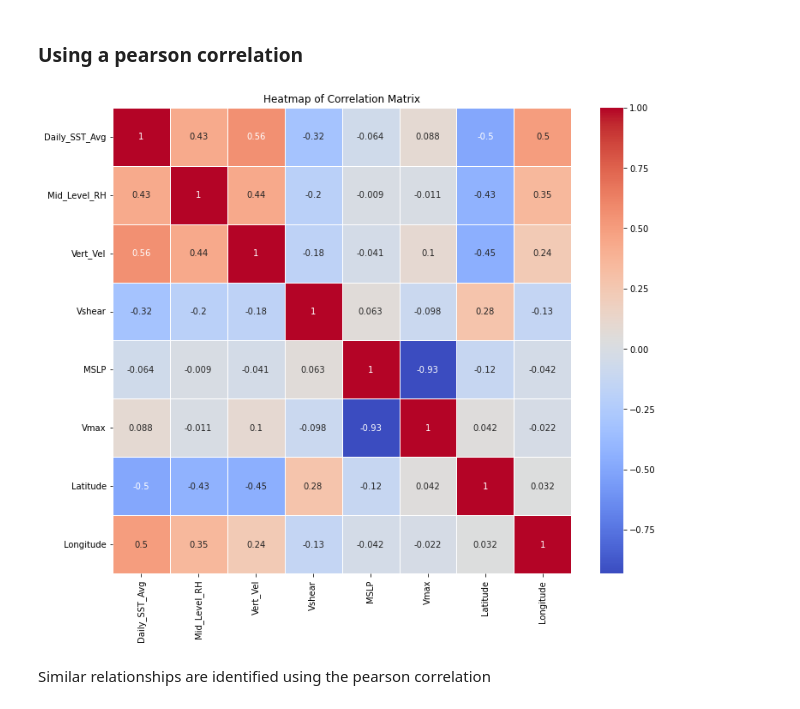
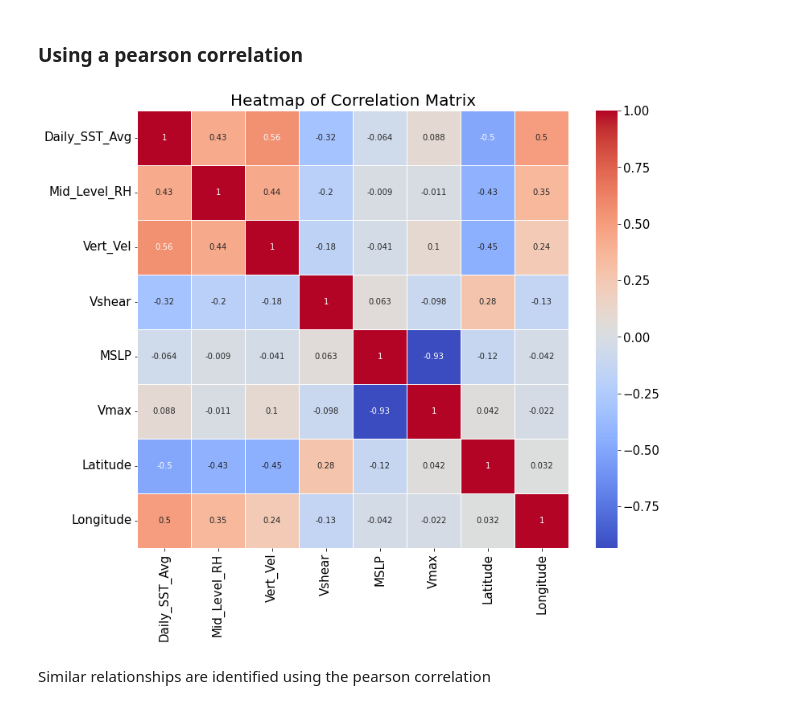
Before and after one commit to UW-MLGEO/MLGEO2024_TC_Tracks_Intensity, a Jupyter notebook: notebooks/EDA.ipynb, the cells around one changed output. Cells and saved outputs as stored; diff of their text form; code cells hidden in the pictures.

Commit message:
Added Figures and start DL portion of project

```diff
--- a/notebooks/EDA.ipynb
+++ b/notebooks/EDA.ipynb
@@ -42,11 +42,13 @@ ai_ready_data.describe()
 # %% [markdown]
 ### Original Wind Speed and Original MSL
 # %%
+PNG = '/home/disk/orca/adaley17/MLGEO2024_TC_Tracks_Intensity/figures/'
+
 plt.figure(figsize=(12, 6))
 
 # Subplot for Original_WSPD
 plt.subplot(1, 2, 1)
-data_wspd = ai_ready_data['Original_WSPD'].dropna()
+data_wspd = ai_ready_data['Vmax'].dropna()
 data_wspd.hist(bins=50, edgecolor='black', density=True)
 mean_wspd, std_wspd = data_wspd.mean(), data_wspd.std()
 xmin_wspd, xmax_wspd = plt.xlim()
@@ -69,7 +71,7 @@ plt.title('Distribution of Original_WSPD')
 
 # Subplot for Original_Pres
 plt.subplot(1, 2, 2)
-data_pres = ai_ready_data['Original_Pres'].dropna()
+data_pres = ai_ready_data['MSLP'].dropna()
 data_pres.hist(bins=50, edgecolor='black', density=True)
 mean_pres, std_pres = data_pres.mean(), data_pres.std()
 xmin_pres, xmax_pres = plt.xlim()
@@ -92,5 +94,9 @@ plt.title('Distribution of Original_Pres')
 plt.legend(['Normal Distribution', 'Mean', 'Mean + 1 Std Dev', 'Mean - 1 Std Dev', 'Min', 'Max'])
 
 plt.tight_layout()
+
+plt.savefig(PNG + 'Original_WSPD_Pres_Distribution.png', dpi=300, bbox_inches='tight',
+            facecolor='w', edgecolor='w', transparent=False)
+
 plt.show()
 # %% [output]
@@ -185,10 +195,19 @@ There appears to be a weak correlation between the Daily SST average, Mid level
 # %%
 plt.figure(figsize=(12, 10))
 correlation_matrix = ai_ready_data.drop(columns=['Times', 'Original_Times']).corr(method='spearman')
 sns.heatmap(correlation_matrix, annot=True, cmap='coolwarm', linewidths=0.5)
-plt.title('Heatmap of Correlation Matrix')
+plt.title('Heatmap of Correlation Matrix', fontsize=20)
+plt.xticks(fontsize=15)
+plt.yticks(fontsize=15)
+
+cbar = plt.gca().collections[0].colorbar
+cbar.ax.tick_params(labelsize=15)
+
+plt.savefig(PNG + 'Heatmap_of_Correlation_Matrix_Spearman.png', dpi=300, bbox_inches='tight',
+            facecolor='w', edgecolor='w', transparent=False)
+
 plt.show()
 # %% [output]
-[figure, old version]
+[figure, new version]
 # %% [markdown]
 Similar relationships are identified using the pearson correlation
```
Also changed, not shown: parts of 3 cells of this notebook, 13 other files.
